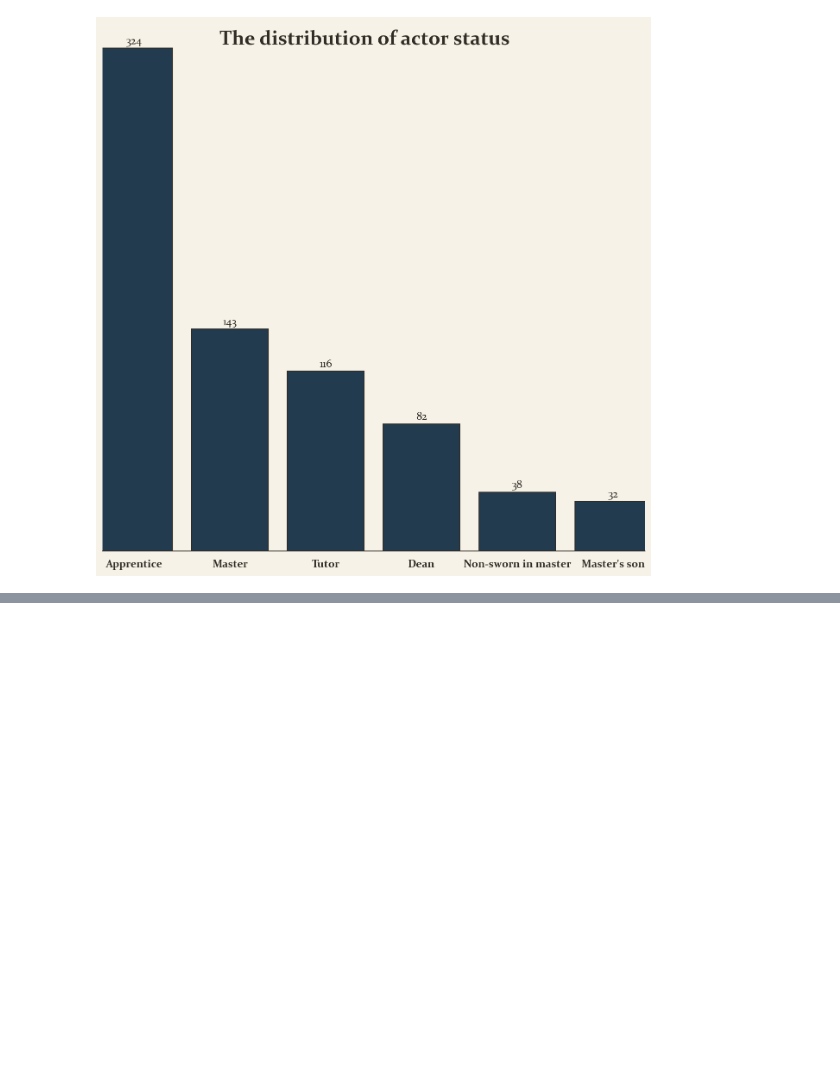
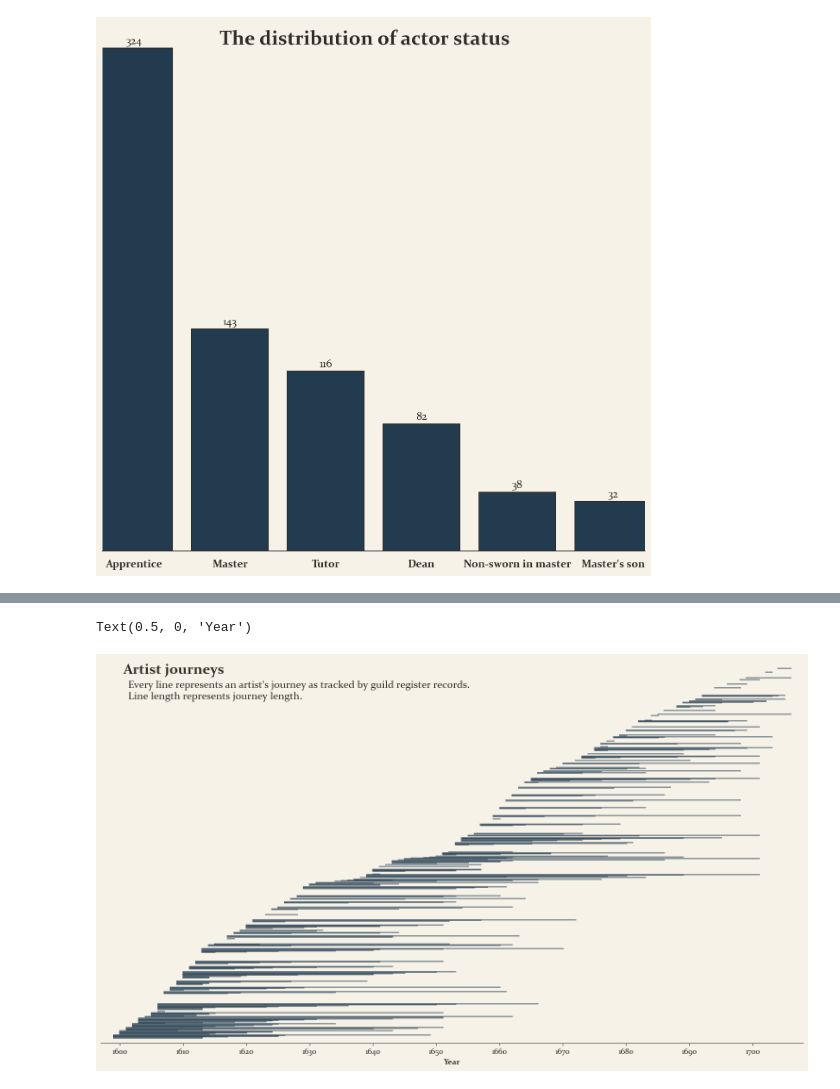
Before and after one commit to ejgenc/data-analysis_cornelia, a Jupyter notebook: notebooks/data-analysis.ipynb, the cells around one changed output, grey strips where cells are left out. Drawn from its saved outputs; the diff is of its cells as text; code cells hidden in the pictures; blank space fills up the shorter version.

```diff
--- a/notebooks/data-analysis.ipynb
+++ b/notebooks/data-analysis.ipynb
@@ -305,0 +567,59 @@ subset
+# %%
+# --- data prep ---
+# sort journeys by journey start date
+journeys = sorted(journeys, key=lambda journey: journey["x"][0])
+
+# --- fig setup ---
+fig = plt.figure(figsize = (19.20, 10.80),
+                 dpi = 100)
+ax = fig.add_subplot(1, 1, 1)
+
+# --- plot ---
+i = 0
+for journey in journeys:
+    ax.plot(journey["x"],
+            [i for x in range(0, len(journey["x"]))],
+            c="#223B4E88",
+            lw=2)
+    i += 1
+
+# --- config ---
+# spines, axes and axis ticks
+for spine in ["left", "right", "top"]:
+    ax.spines[spine].set_visible(False)
+
+# axes
+ax.set_ylim(-10, len(journeys) + 10)
+ax.set_xlim(1599 - 2, 1706 + 2)
+
+# axis ticks
+ax.set_yticks([])
+xticks = ax.set_xticks([i for i in range(1600, 1701, 10)])
+
+# title, subtitles, axis labels, axis tick labels and annotations
+# fig title
+plt.figtext(s="Artist journeys",
+          x=0.15,
+          y=0.85,
+          va="baseline",
+          ha="left",
+          fontsize=22,
+          fontweight="bold")
+
+# # fig subtitle
+plt.figtext(s=("Every line represents an artist's journey as tracked by guild register records."
+               "\nLine length represents journey length."),
+          x=0.155,
+          y=0.80,
+          va="baseline",
+          ha="left",
+          fontsize=16,
+          fontweight="normal")
+
+# axis annotation
+ax.set_xlabel("Year",
+              fontsize=12,
+              fontweight="bold")
+# %% [output]
+Text(0.5, 0, 'Year')
+[figure, added]
```
Also changed, not shown: parts of 16 cells of this notebook.
